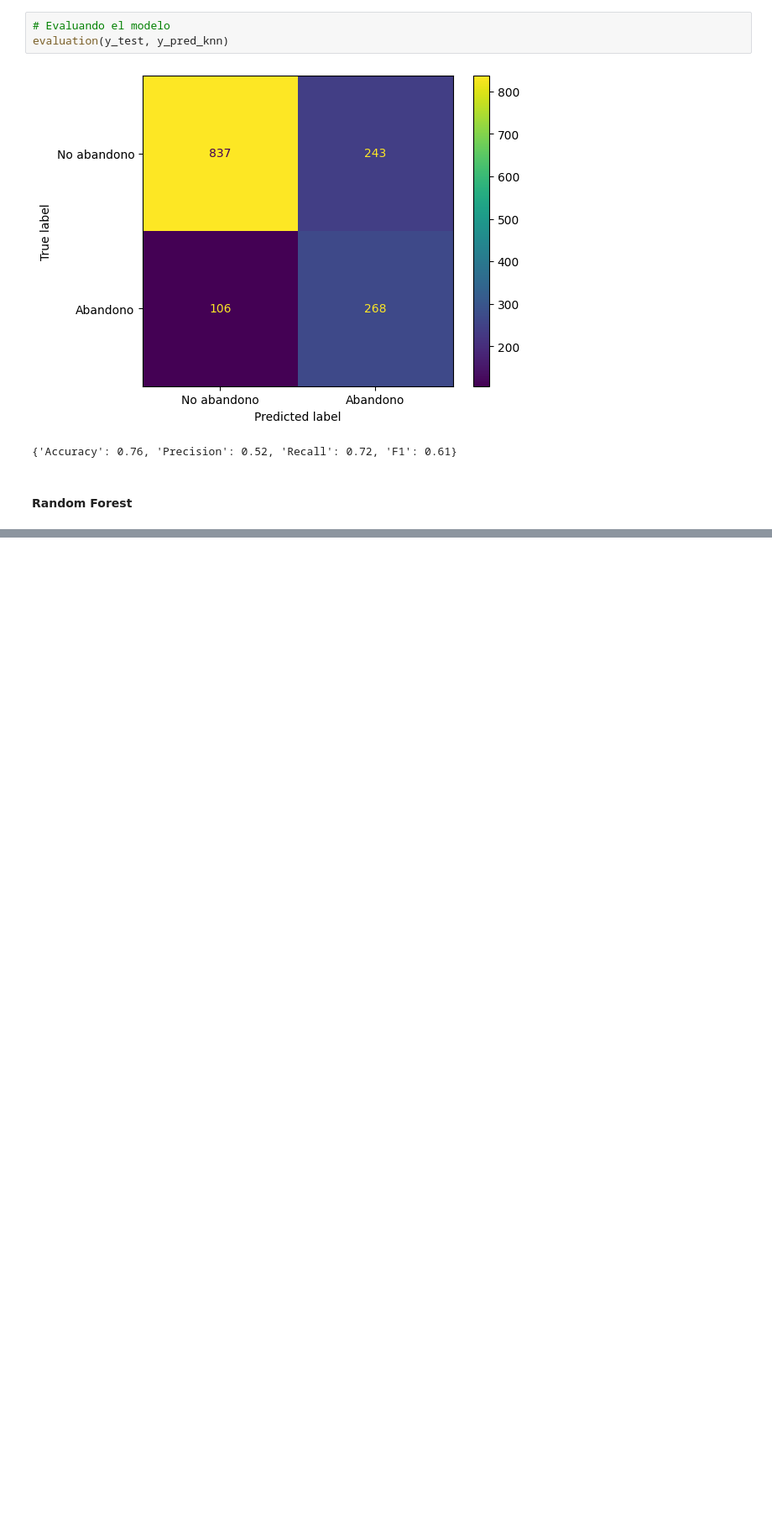
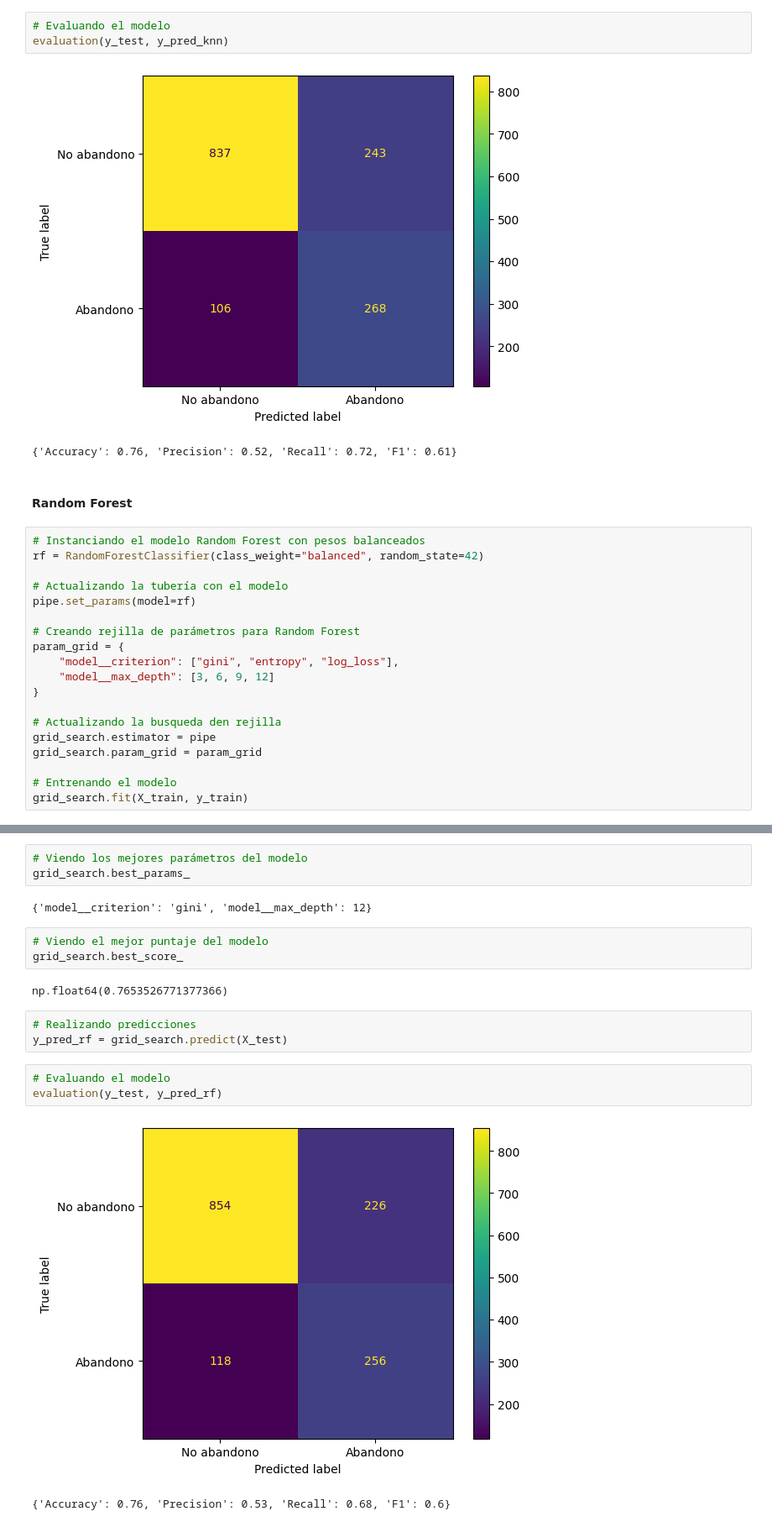
Before and after one commit to LeandroD-240/Oracle-Practices, a Jupyter notebook: TelecomX_2.ipynb, the cells around one changed output, grey strips where cells are left out. Shown at 84% size. Drawn from its saved outputs; the diff is of its cells as text; blank space fills up the shorter version.

```diff
--- a/TelecomX_2.ipynb
+++ b/TelecomX_2.ipynb
@@ -496,3 +496,22 @@ evaluation(y_test, y_pred_knn)
 {'Accuracy': 0.76, 'Precision': 0.52, 'Recall': 0.72, 'F1': 0.61}
 # %% [markdown]
 #### Random Forest
+# %%
+# Instanciando el modelo Random Forest con pesos balanceados
+rf = RandomForestClassifier(class_weight="balanced", random_state=42)
+
+# Actualizando la tubería con el modelo
+pipe.set_params(model=rf)
+
+# Creando rejilla de parámetros para Random Forest
+param_grid = {
+    "model__criterion": ["gini", "entropy", "log_loss"],
+    "model__max_depth": [3, 6, 9, 12]
+}
+
+# Actualizando la busqueda den rejilla
+grid_search.estimator = pipe
+grid_search.param_grid = param_grid
+
+# Entrenando el modelo
+grid_search.fit(X_train, y_train)
@@ -498,0 +553,19 @@ evaluation(y_test, y_pred_knn)
+# %%
+# Viendo los mejores parámetros del modelo
+grid_search.best_params_
+# %% [output]
+{'model__criterion': 'gini', 'model__max_depth': 12}
+# %%
+# Viendo el mejor puntaje del modelo
+grid_search.best_score_
+# %% [output]
+np.float64(0.7653526771377366)
+# %%
+# Realizando predicciones
+y_pred_rf = grid_search.predict(X_test)
+# %%
+# Evaluando el modelo
+evaluation(y_test, y_pred_rf)
+# %% [output]
+[figure, added]
+{'Accuracy': 0.76, 'Precision': 0.53, 'Recall': 0.68, 'F1': 0.6}
```
Also changed, not shown: parts of 6 cells of this notebook.
